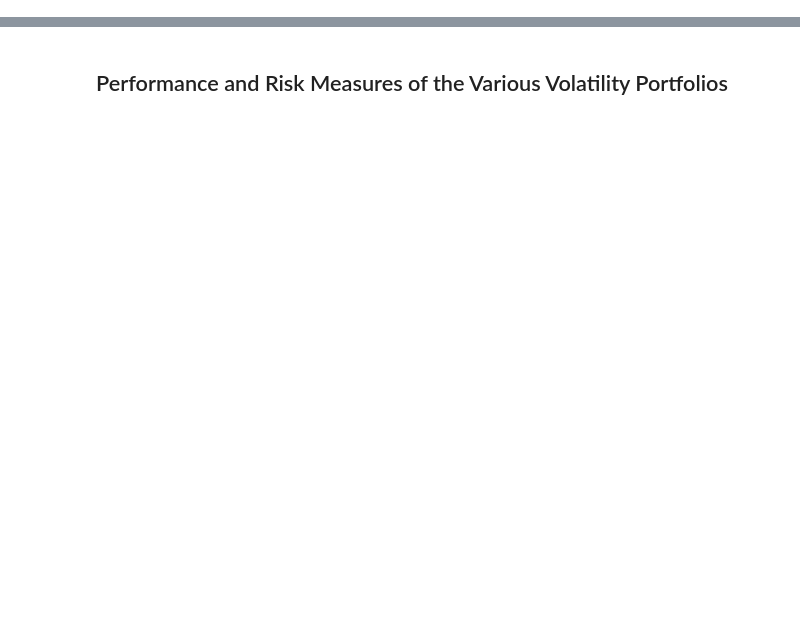
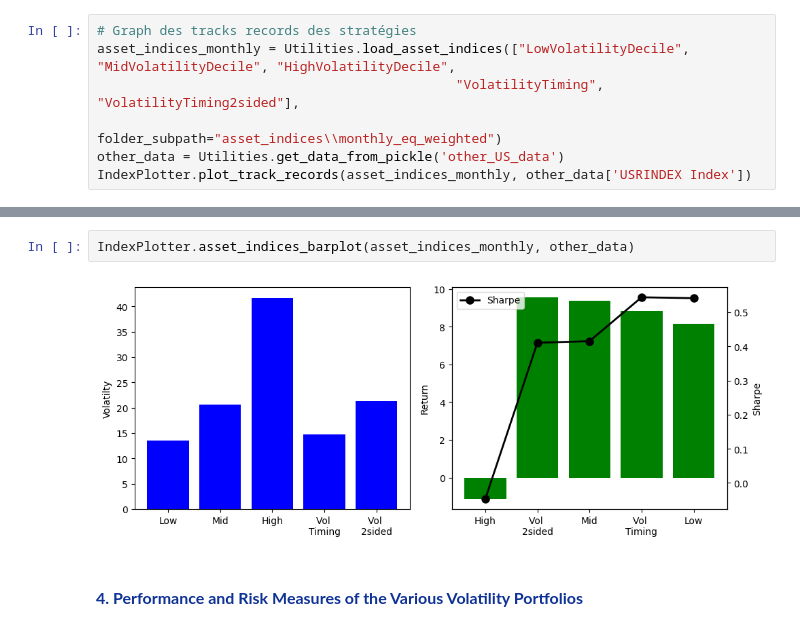
Before and after one commit to NaimLehbiben/Python-API-Bloomberg, a Jupyter notebook: Notebook.ipynb, the cells around one changed output, grey strips where cells are left out. Drawn from its saved outputs; the diff is of its cells as text; blank space fills up the shorter version.

```diff
--- a/Notebook.ipynb
+++ b/Notebook.ipynb
@@ -38,0 +78,7 @@ Analysis.plot_trackers(trackers, other_data['USRINDEX Index'])
+# %%
+# Graph des tracks records des stratégies
+asset_indices_monthly = Utilities.load_asset_indices(["LowVolatilityDecile", "MidVolatilityDecile", "HighVolatilityDecile",
+                                              "VolatilityTiming", "VolatilityTiming2sided"],
+                                             folder_subpath="asset_indices\\monthly_eq_weighted")
+other_data = Utilities.get_data_from_pickle('other_US_data')
+IndexPlotter.plot_track_records(asset_indices_monthly, other_data['USRINDEX Index'])
@@ -39,2 +87,6 @@ Analysis.plot_trackers(trackers, other_data['USRINDEX Index'])
+# %%
+IndexPlotter.asset_indices_barplot(asset_indices_monthly, other_data)
+# %% [output]
+[figure, added]
 # %% [markdown]
-## Performance and Risk Measures of the Various Volatility Portfolios
+### <span style="color: rgb(15, 50, 150); font-size: 16px; font-weight: bold;">  4. Performance and Risk Measures of the Various Volatility Portfolios </span>
```
Also changed, not shown: parts of 20 cells of this notebook, 9 other files.
